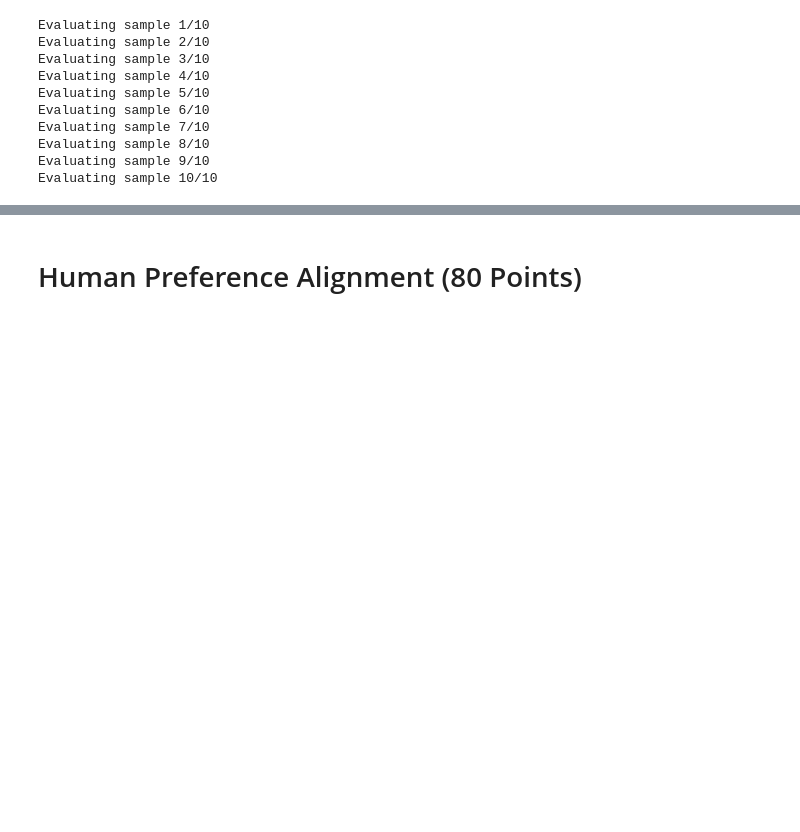
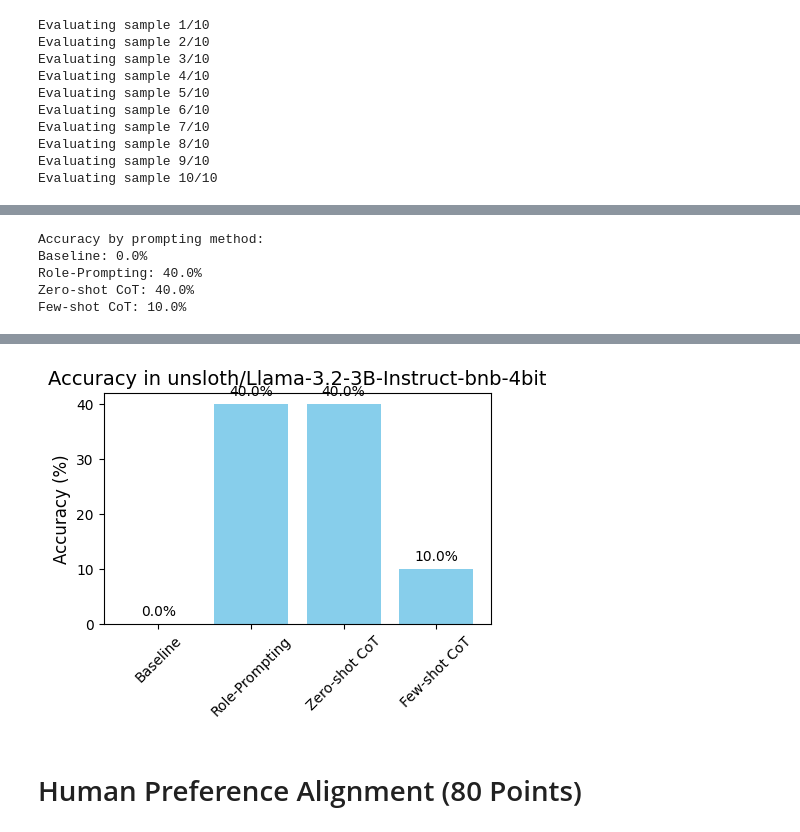
Before and after one commit to ArianFiroozi/LLM-Course-Projects, a Jupyter notebook: LLM_CA2.ipynb, the cells around one changed output, grey strips where cells are left out. Cells and saved outputs as stored; diff of their text form; code cells hidden in the pictures; blank space fills up the shorter version.

Commit message:
fix: accuracies

```diff
--- a/LLM_CA2.ipynb
+++ b/LLM_CA2.ipynb
@@ -360,7 +360,7 @@ Problem: Indras has 6 letters in her name. Her sister's name has 4 more letters
 def extract_answer(text):
     """Extract the final numerical answer from the model's output"""
 
-    pattern = (r"(?:the final answer is|therefore, the answer is)\s*(\d+)(?:\s*\w*)?|####\s*(\d+)(?:\s*\w*)?|is\s*(\d+)\s*years(?:\s*\w*\.)?")
+    pattern = (r"(?:the final answer is|therefore, the answer is)\s*(\d+)(?:\s*\w*)?|####\s*(\d+)(?:\s*\w*)?|is\s*(\d+)\s*years(?:\s*\w*\.)?|is (\d+)\.|(\d+)")
     matches = re.findall(pattern, text, re.IGNORECASE)
     # print(matches)
 
@@ -372,8 +372,12 @@ def extract_answer(text):
           return last[0]
         elif last[1]:
           return last[1]
+        elif last[2]:
+          return last[2]
+        elif last[3]:
+          return last[3]
         else:
-          return last[2]
+          return last[4]
 
     return None
 # %%
@@ -397,19 +401,27 @@ def evaluate_prompts(model, tokenizer, sample_dataset, seed=42):
         "Zero-shot CoT": [],
         "Few-shot CoT": [],
     }
+    accuracy = {
+        "Baseline": 0,
+        "Role-Prompting": 0,
+        "Zero-shot CoT": 0,
+        "Few-shot CoT": 0,
+    }
 
+    all_samples=[]
     for i in range(len(sample_dataset)):
         print(f"Evaluating sample {i+1}/{len(sample_dataset)}")
         shot_first=i+1 if (i+3) < len(sample_dataset) else (i+3)%len(sample_dataset)
         answers = create_prompts(sample_dataset[i]['question'], examples=sample_dataset.select(range(shot_first, shot_first+3)))
+        all_samples.append(answers)
         for answer in answers:
             model_correct[answer].append(1 if extract_answer(answers[answer])==extract_answer(sample_dataset[i]['answer']) else 0)
     # answers = create_prompts(sample_dataset[0]['question'], examples=sample_dataset.select(range(1,5)))
-
-    return model_correct
-    # return accuracy, all_samples
+    for answer in model_correct.keys():
+        accuracy[answer] = np.mean(model_correct[answer])
+    return accuracy, all_samples
 # %%
-model_answers = evaluate_prompts(model, tokenizer, sample_dataset.select(range(10)))
+accuracies, text_answers = evaluate_prompts(model, tokenizer, sample_dataset.select(range(10)))
 # %% [output]
 Evaluating sample 1/10
 Evaluating sample 2/10
@@ -442,0 +436,30 @@ def visualize_results(model_name, accuracies):
+# %%
+print("Accuracy by prompting method:")
+for cat in accuracies:
+  print(f"{cat}: {accuracies[cat]*100}%")
+# %% [output]
+Accuracy by prompting method:
+Baseline: 0.0%
+Role-Prompting: 40.0%
+Zero-shot CoT: 40.0%
+Few-shot CoT: 10.0%
+# %%
+def visualize_results(model_name, accuracies):
+    """Create a bar chart of prompt method accuracies."""
+    methods = list(accuracies.keys())
+    values = [v * 100 for v in accuracies.values()]
+
+    plt.figure(figsize=(5, 3))
+    bars = plt.bar(methods, values, color='skyblue')
+    plt.title(f"Accuracy in {model_name}", fontsize=14)
+    plt.ylabel("Accuracy (%)", fontsize=12)
+    plt.xticks(rotation=45)
+
+    for bar in bars:
+        yval = bar.get_height()
+        plt.text(bar.get_x() + bar.get_width()/2, yval + 1, f"{yval:.1f}%", ha='center', va='bottom')
+
+    return plt
+# %%
+visualize_results(CONFIG.model_name, accuracies)
+# %% [output]
@@ -443,3 +467,4 @@ def visualize_results(model_name, accuracies):
+[figure, added]
 # %% [markdown]
 # Human Preference Alignment (80 Points)
 # %% [markdown]
```
Also changed, not shown: parts of 8 cells of this notebook.
